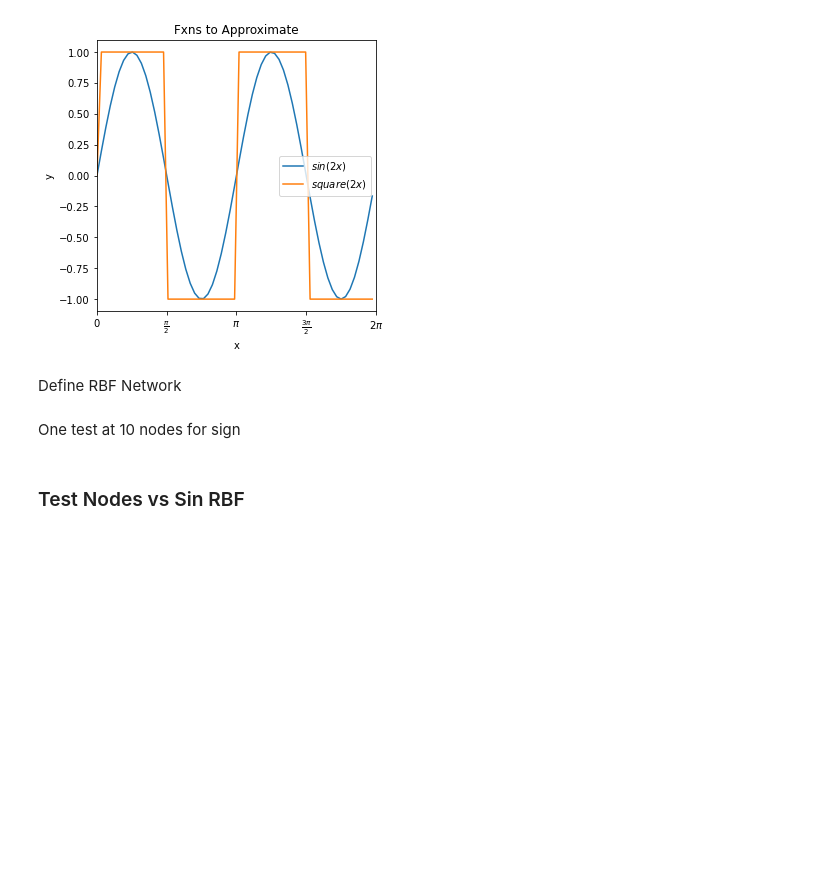
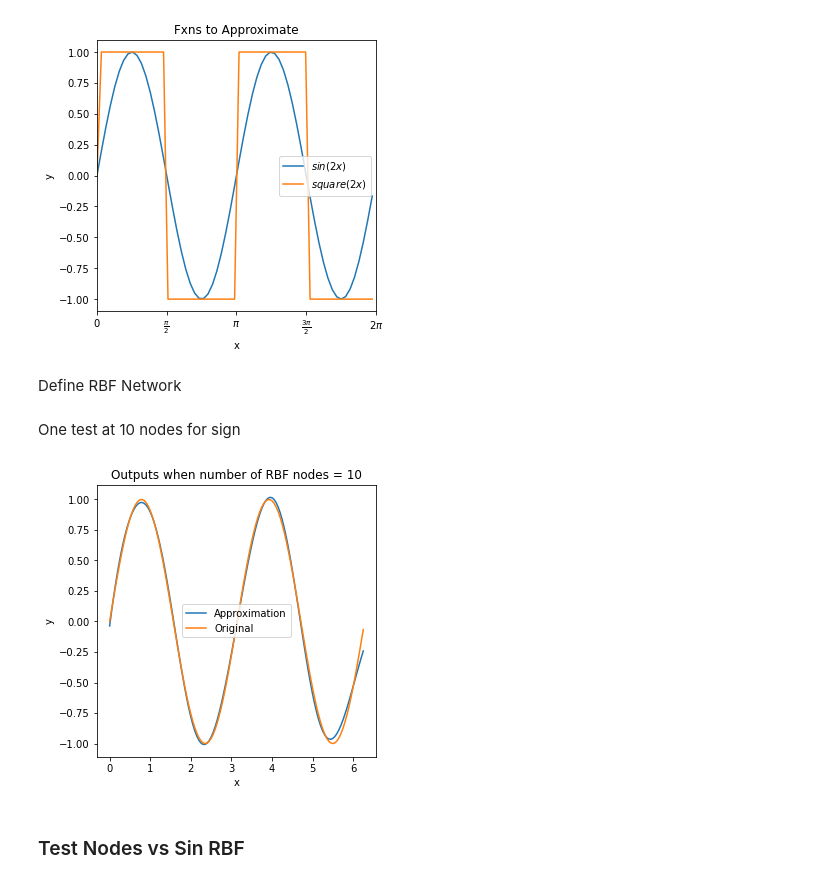
Before and after one commit to Neroro64/DD2400-Labs, a Jupyter notebook: Assignment2.ipynb, the cells around one changed output. Cells and saved outputs as stored; diff of their text form; code cells hidden in the pictures; blank space fills up the shorter version.

```diff
--- a/Assignment2.ipynb
+++ b/Assignment2.ipynb
@@ -207,21 +225,23 @@ One test at 10 nodes for sign
 # %%
 num_nodes = 10
 epochs = 100
 # must always be as many as there are hidden nodes
 variances = [1]*num_nodes
 hidden_weights = [0.1]*num_nodes
 cl_number = True
 
 patterns = x_training
 targets = sin_training_targets
 
 test_patterns = x_test
 test_targets = sin_test_targets
 
 # targets = square_targets
 rbf_network = RBF_Network(num_nodes, epochs, variances, patterns, targets, hidden_weights, test_patterns, test_targets, cl_number)
 rbf_network.train_network()
-e1 = rbf_network.validate(_plot=False)
+e1 = rbf_network.validate(_plot=True)
+# %% [output]
+[figure, added]
 # %% [markdown]
 ### Test Nodes vs Sin RBF
 # %%
```
Also changed, not shown: parts of 6 cells of this notebook, 1 other file.
